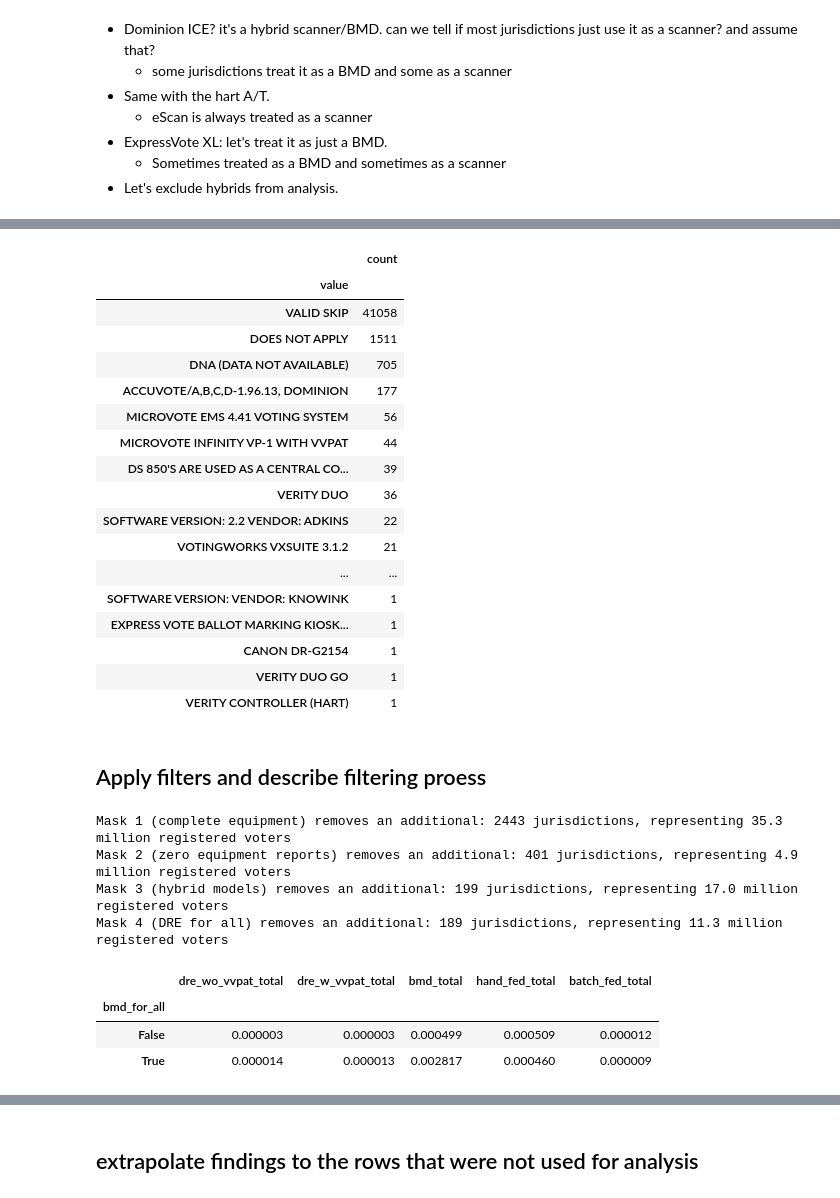
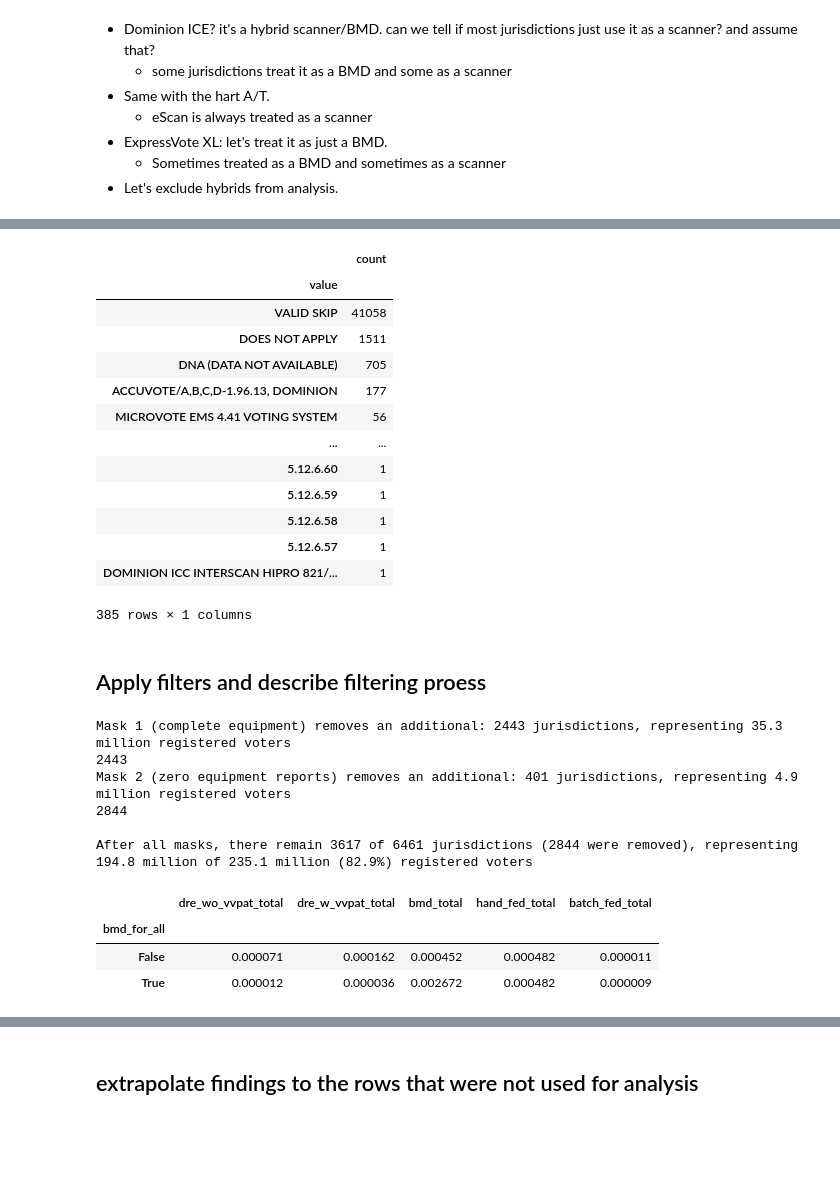
Before and after one commit to Bipartisan-Policy-Center/voting-equipment, a Jupyter notebook: cost_analysis.ipynb, the cells around one changed output, grey strips where cells are left out. Drawn from its saved outputs; the diff is of its cells as text; code cells hidden in the pictures; blank space fills up the shorter version.

```diff
--- a/cost_analysis.ipynb
+++ b/cost_analysis.ipynb
@@ -3,8 +3,9 @@ import pandas as pd
 import numpy as np
 import matplotlib.pyplot as plt
 import humanize
+import seaborn as sns
 
-pd.set_option('display.max_rows', 200)
+pd.set_option('display.max_rows', 50)
 pd.set_option('display.max_columns', 200)
 # %% [markdown]
 ### Pre-processing
@@ -113,23 +12,14 @@ eavs['bmd_or_dre_for_all'] = eavs['bmd_for_all'] | eavs['dre_for_all']
+# %%
+# load EAVS/VV pre-merged file
+eavs = pd.read_pickle('data/merged_eavs_and_vv_data.pkl.zip')
 # %%
 # coerce non-equipment columns
-
-# convert to int if numeric
-def safe_pos_float(x):
-    try:
-        x = float(x)
-        if x > 0:
-            return x
-        else:
-            return 0
-    except ValueError:
-        return 0
-
 def coerce_column(col):
     col = pd.to_numeric(col, errors='coerce')
     col.loc[col < 0] = np.nan  # set negative values to NaN
     return col
 
-numeric_columns = ['D1a', 'A1a', 'D2a', 'F1a', 'F1b', 'F1d', 'F1e', 'F1f', 'F1g']
+numeric_columns = ['A1a', 'D1a', 'D2a', 'D3a', 'D4a', 'F1a', 'F1b', 'F1d', 'F1e', 'F1f', 'F1g']
 for col in numeric_columns:
     eavs[col] = coerce_column(eavs[col])
 
@@ -139,15 +29,3 @@ for equipment in ['3', '4', '5', '6']:
         col = f'F{equipment}c_{i}'
         if col in eavs.columns:
             eavs[col] = coerce_column(eavs[col])
-# %%
-# merge in eligible voters for ND
-
-nd = eavs["State_Full"] == "NORTH DAKOTA"
-
-# Normalize county names
-# Remove " COUNTY", make lowercase, strip spaces
-eavs.loc[nd, 'nd_county'] = eavs.loc[nd, 'juris'].str.replace(" COUNTY", "", case=False).str.strip().str.lower()
-
-nd_voters = pd.read_excel('data/nd_voters.xlsx', skiprows=6)
-for _, row in nd_voters[:-1].iterrows():
-    eavs.loc[(eavs['State_Full'] == "NORTH DAKOTA") & (eavs['nd_county'] == row['County'].lower()), 'A1a'] = row['Eligible Voters']
@@ -271,27 +142,22 @@ all_models
 # %%
 # models = [f'F{equipment}b_{number}{suffix}' for equipment in range(3,7) for number in range(1,4) for suffix in ['', 'other']]
 models = [f'F{equipment}b_{number}{suffix}' for equipment in range(3,7) for number in range(1,4) for suffix in ['other']]
-pd.set_option('display.max_rows', None)
 
 all_models = pd.DataFrame(eavs[models].melt()['value'].value_counts())
-all_models.head(200)
+all_models
 # %% [output]
 |  | count |
 | value |  |
 | VALID SKIP | 41058 |
 | DOES NOT APPLY | 1511 |
 | DNA (DATA NOT AVAILABLE) | 705 |
 | ACCUVOTE/A,B,C,D-1.96.13, DOMINION | 177 |
 | MICROVOTE EMS 4.41 VOTING SYSTEM | 56 |
-| MICROVOTE INFINITY VP-1 WITH VVPAT | 44 |
-| DS 850'S ARE USED AS A CENTRAL CO... | 39 |
-| VERITY DUO | 36 |
-| SOFTWARE VERSION: 2.2 VENDOR: ADKINS | 22 |
-| VOTINGWORKS VXSUITE 3.1.2 | 21 |
 | ... | ... |
-| SOFTWARE VERSION: VENDOR: KNOWINK | 1 |
-| EXPRESS VOTE BALLOT MARKING KIOSK... | 1 |
-| CANON DR-G2154 | 1 |
-| VERITY DUO GO | 1 |
-| VERITY CONTROLLER (HART) | 1 |
+| 5.12.6.60 | 1 |
+| 5.12.6.59 | 1 |
+| 5.12.6.58 | 1 |
+| 5.12.6.57 | 1 |
+| DOMINION ICC INTERSCAN HIPRO 821/... | 1 |
+385 rows × 1 columns
 # %%
@@ -383,8 +249,8 @@ hybrid_models = ['ExpressVoteXL (ES&S)', 'ES&S EXPRESSVOTE XL', 'ImageCast Evolu
 
 drop_masks = {'complete equipment': eavs['incomplete_equipment'],
             'zero equipment reports': eavs['total_equipment_counts'] == 0,
-            'hybrid models': eavs.apply(lambda r: r.isin(hybrid_models).any(), axis=1),
-            'DRE for all': eavs['dre_for_all']
+            # 'hybrid models': eavs.apply(lambda r: r.isin(hybrid_models).any(), axis=1),
+            # 'DRE for all': eavs['dre_for_all']
             }
 
 removed_mask = pd.Series(False, index=eavs.index)
@@ -393,20 +259,27 @@ for i, (name, mask) in enumerate(drop_masks.items(), start=1):
     delta = mask & ~removed_mask
     print(f"Mask {i} ({name}) removes an additional: {delta.sum()} jurisdictions, representing {humanize.intword(eavs[delta]['A1a'].sum())} registered voters")
     removed_mask |= mask
+    print(sum(removed_mask))
+
+voters_remaining = eavs[~removed_mask]['A1a'].sum()
+voters_total = eavs['A1a'].sum()
+print(f"\nAfter all masks, there remain {sum(~removed_mask)} of {len(removed_mask)} jurisdictions ({len(removed_mask) - sum(~removed_mask)} were removed), representing {humanize.intword(voters_remaining)} of {humanize.intword(voters_total)} ({voters_remaining / voters_total:.1%}) registered voters")
 # %% [output]
 Mask 1 (complete equipment) removes an additional: 2443 jurisdictions, representing 35.3 million registered voters
+2443
 Mask 2 (zero equipment reports) removes an additional: 401 jurisdictions, representing 4.9 million registered voters
-Mask 3 (hybrid models) removes an additional: 199 jurisdictions, representing 17.0 million registered voters
-Mask 4 (DRE for all) removes an additional: 189 jurisdictions, representing 11.3 million registered voters
+2844
+
+After all masks, there remain 3617 of 6461 jurisdictions (2844 were removed), representing 194.8 million of 235.1 million (82.9%) registered voters
 # %%
 eavs['use_for_analysis'] = ~removed_mask
 eq = eavs[eavs['use_for_analysis']]
 # %%
-grouped = eq.groupby('bmd_for_all')[equipment_counts + ['scanner_total'] + ['A1a']].sum()
+grouped = eq.groupby(['bmd_for_all'])[equipment_counts + ['scanner_total'] + ['A1a']].sum()
 per_voter_rates = grouped[equipment_counts].div(grouped['A1a'], axis=0)
 per_voter_rates
 # %% [output]
 |  | dre_wo_vvpat_total | dre_w_vvpat_total | bmd_total | hand_fed_total | batch_fed_total |
 | bmd_for_all |  |  |  |  |  |
-| False | 0.000003 | 0.000003 | 0.000499 | 0.000509 | 0.000012 |
-| True | 0.000014 | 0.000013 | 0.002817 | 0.000460 | 0.000009 |
+| False | 0.000071 | 0.000162 | 0.000452 | 0.000482 | 0.000011 |
+| True | 0.000012 | 0.000036 | 0.002672 | 0.000482 | 0.000009 |
```
Also changed, not shown: parts of 14 cells of this notebook, 5 other files.
